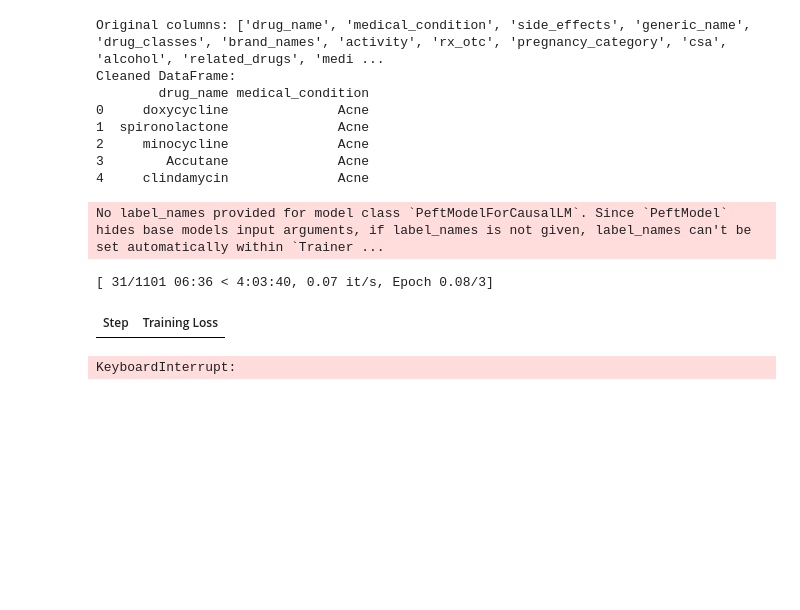
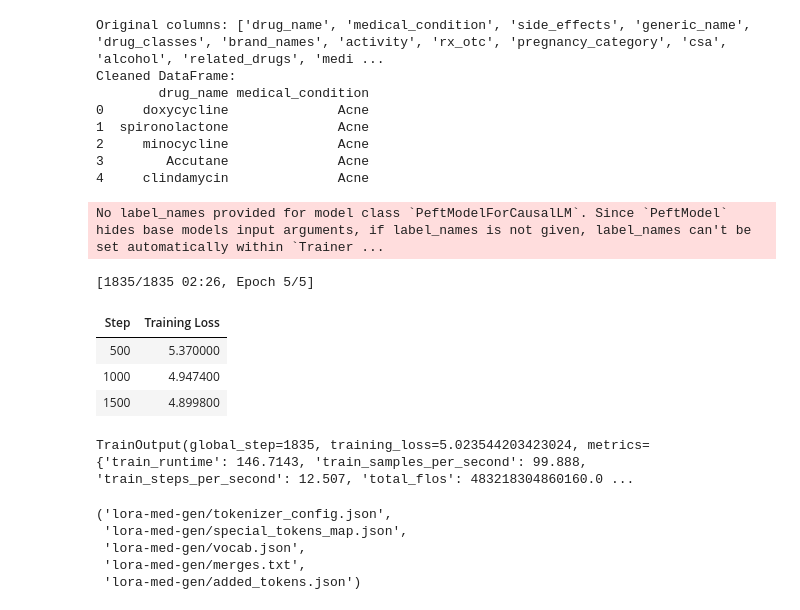
Before and after one commit to bgrantham05/ACMAITransformersSpring2025, a Jupyter notebook: ACMai.ipynb, the cells around one changed output. Drawn from its saved outputs; the diff is of its cells as text; code cells hidden in the pictures; blank space fills up the shorter version.

```diff
--- a/ACMai.ipynb
+++ b/ACMai.ipynb
@@ -113,3 +93,38 @@ def tokenize_fn(example):
+# %%
+from transformers import GPT2Tokenizer, GPT2LMHeadModel
+
+tokenizer = GPT2Tokenizer.from_pretrained("gpt2")
+tokenizer.pad_token = tokenizer.eos_token  # Ensure padding is valid
+model = GPT2LMHeadModel.from_pretrained("gpt2")
+
+
+def tokenize_fn(example):
+    # Format the prompt and the target
+    input_text = f"Condition: {example['medical_condition']}\nDrug:"
+    target_text = f"{example['drug_name'].strip()}"
+
+    # Tokenize prompt and target
+    input_enc = tokenizer(input_text, truncation=True, padding=False)
+    target_enc = tokenizer(target_text, truncation=True, padding=False)
+
+    input_ids = input_enc["input_ids"] + target_enc["input_ids"]
+    labels = [-100] * len(input_enc["input_ids"]) + target_enc["input_ids"]
+
+    # Set max_length to fit prompt + short target (1 word)
+    max_length = 64
+    pad_len = max_length - len(input_ids)
+
+    if pad_len > 0:
+        input_ids += [tokenizer.pad_token_id] * pad_len
+        labels += [-100] * pad_len
+    else:
+        input_ids = input_ids[:max_length]
+        labels = labels[:max_length]
+
+    assert len(input_ids) == max_length
+    assert len(labels) == max_length
+
+    return {"input_ids": input_ids, "labels": labels}
 # %%
 from datasets import Dataset
 
@@ -134,27 +149,39 @@ model = get_peft_model(model, lora_config)
 # %%
 from transformers import TrainingArguments, Trainer
 
 training_args = TrainingArguments(
     output_dir="./results",
     per_device_train_batch_size=8,
-    num_train_epochs=3,
+    num_train_epochs=5,
+    learning_rate=1e-4,
     logging_dir="./logs",
     save_strategy="epoch",
-    learning_rate=2e-4,
     fp16=True,
     report_to="none"
 )
 
 trainer = Trainer(
     model=model,
     args=training_args,
     train_dataset=tokenized_dataset,
     tokenizer=tokenizer
 )
 
 trainer.train()
 # %% [output]
 No label_names provided for model class `PeftModelForCausalLM`. Since `PeftModel` hides base models input arguments, if label_names is not given, label_names can't be set automatically within `Trainer ...
-[ 31/1101 06:36 < 4:03:40, 0.07 it/s, Epoch 0.08/3]
+[1835/1835 02:26, Epoch 5/5]
 | Step | Training Loss |
+| 500 | 5.370000 |
+| 1000 | 4.947400 |
+| 1500 | 4.899800 |
-KeyboardInterrupt:
+TrainOutput(global_step=1835, training_loss=5.023544203423024, metrics={'train_runtime': 146.7143, 'train_samples_per_second': 99.888, 'train_steps_per_second': 12.507, 'total_flos': 483218304860160.0 ...
+# %%
+model.save_pretrained("lora-med-gen")
+tokenizer.save_pretrained("lora-med-gen")
+# %% [output]
+('lora-med-gen/tokenizer_config.json',
+ 'lora-med-gen/special_tokens_map.json',
+ 'lora-med-gen/vocab.json',
+ 'lora-med-gen/merges.txt',
+ 'lora-med-gen/added_tokens.json')
```
Also changed, not shown: parts of 4 cells of this notebook.
